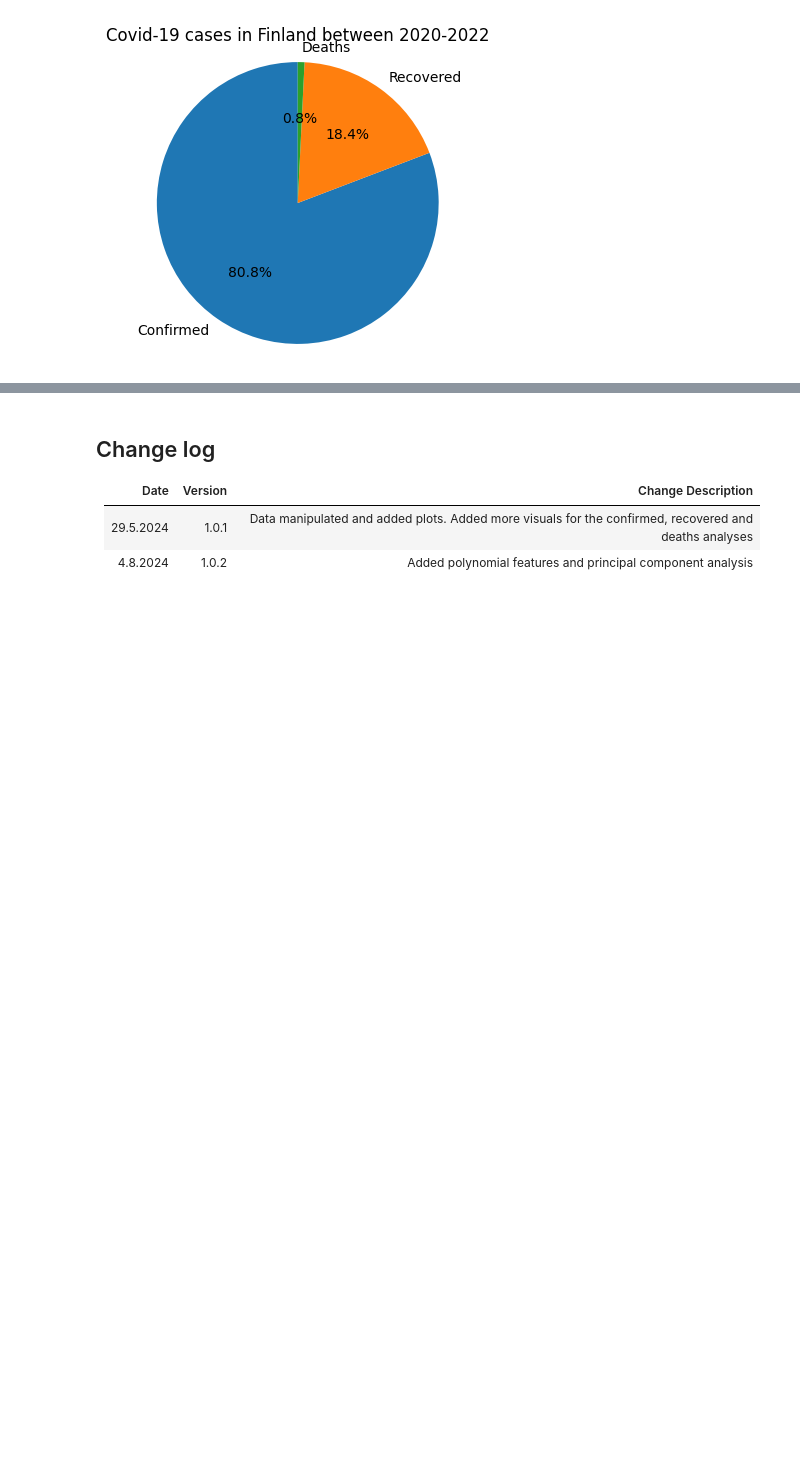
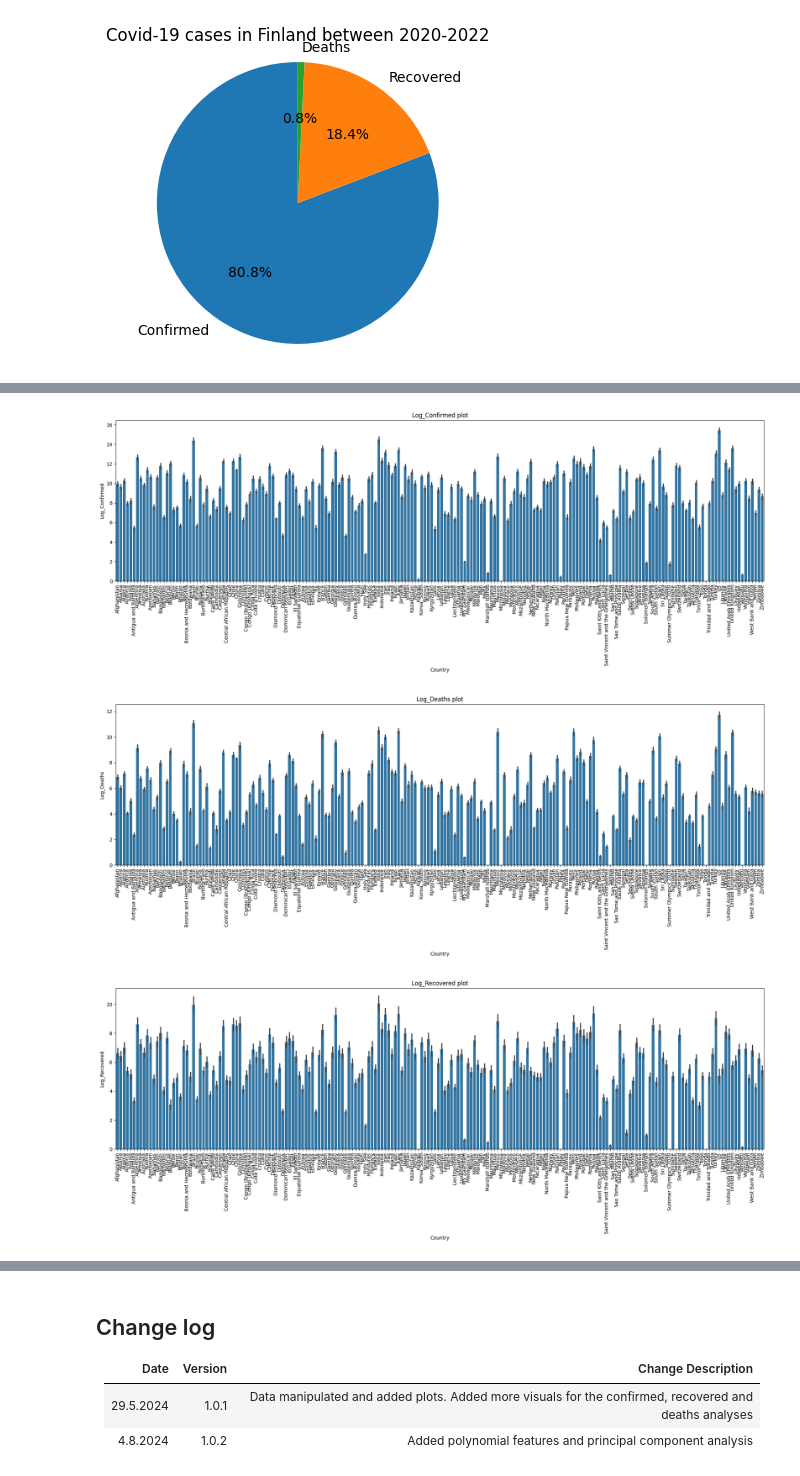
Before and after one commit to SamiAnttalainen/Covid-19_Analysis-Project, a Jupyter notebook: Covid-19_Data_Analysis.ipynb, the cells around one changed output, grey strips where cells are left out. Drawn from its saved outputs; the diff is of its cells as text; code cells hidden in the pictures; blank space fills up the shorter version.

Commit message:
Analyzed more features and cleaned the code.

```diff
--- a/Covid-19_Data_Analysis.ipynb
+++ b/Covid-19_Data_Analysis.ipynb
@@ -267,0 +331,19 @@ memory usage: 8.2+ MB
+# %%
+def add_log_feature(data, old_feature):
+    """
+    Function adds existing features as inputed in log function to the dataset and cleans +/- inf or NaN values
+    from the dataset.
+
+    data = dataset\n
+    old_feature = existing feature in the dataset that is added as log feature.
+    """
+    data['Log_' + old_feature] = np.log(data[old_feature])
+    data['Log_' + old_feature] = data['Log_' + old_feature].fillna(data['Log_' + old_feature].mean())
+    data['Log_' + old_feature] = data['Log_' + old_feature].replace([-np.inf, np.inf], 0)
+    return data
+
+mod_data = add_log_feature(mod_data, 'Confirmed')
+mod_data = add_log_feature(mod_data, 'Deaths')
+mod_data = add_log_feature(mod_data, 'Recovered')
+
+mod_data.info()
@@ -267,0 +370,8 @@ memory usage: 8.2+ MB
+# %%
+plot_feature('Country', 'Log_Confirmed', mod_data)
+plot_feature('Country', 'Log_Deaths', mod_data)
+plot_feature('Country', 'Log_Recovered', mod_data)
+# %% [output]
+[figure, added]
+[figure, added]
+[figure, added]
```
Also changed, not shown: parts of 30 cells of this notebook.
